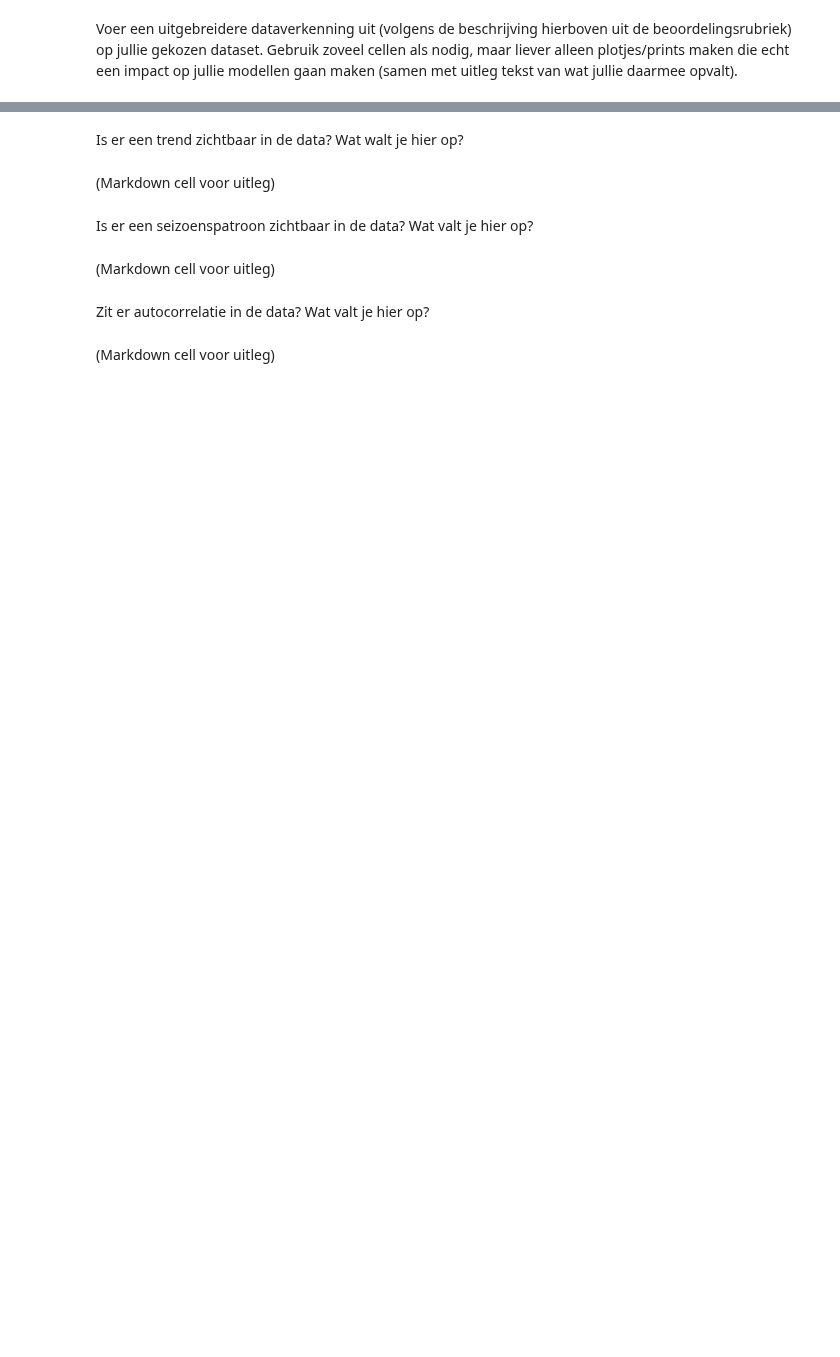
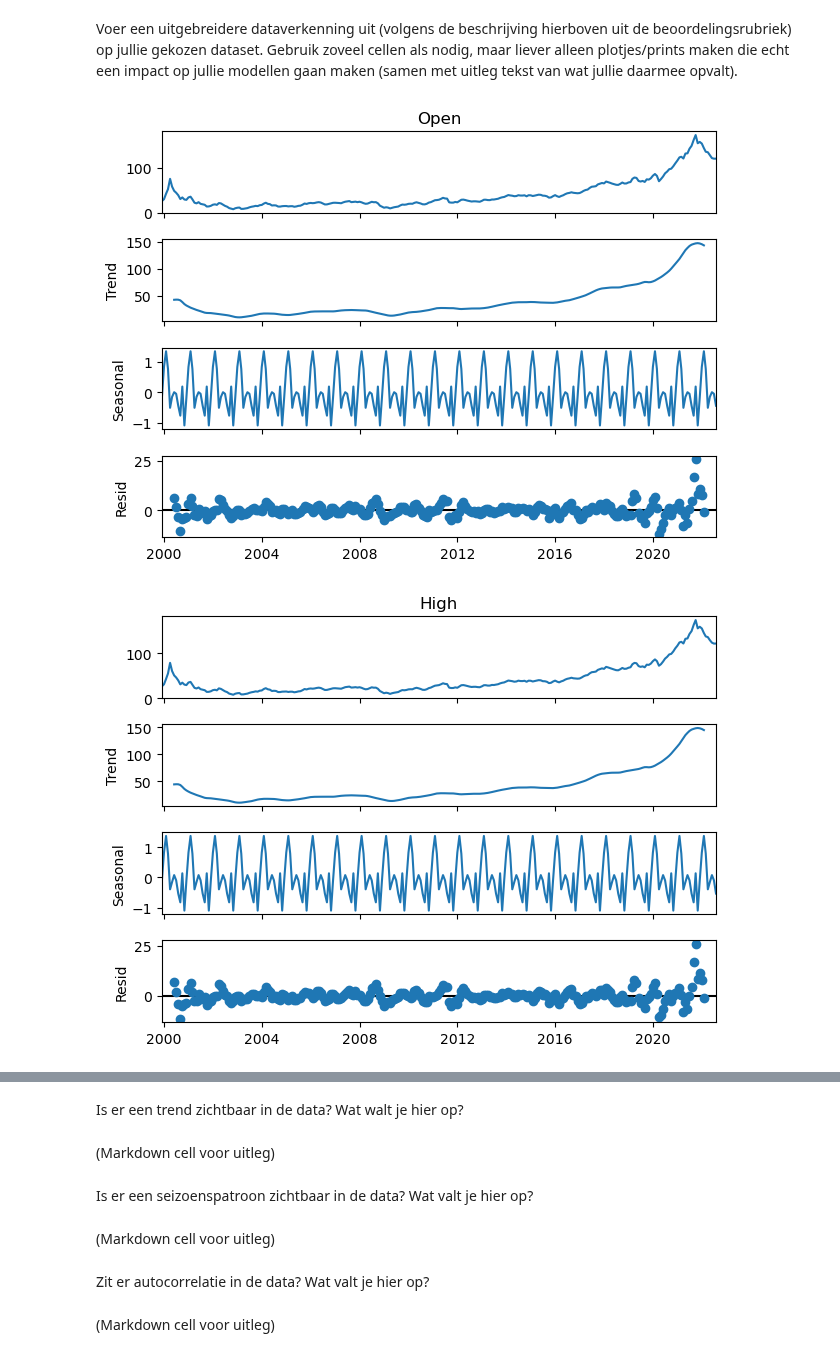
Before and after one commit to yanj27/Smart_Industry, a Jupyter notebook: Data Mining/Opdracht 4/Data Mining - Opdracht 4 (Tijdreeksen).ipynb, the cells around one changed output, grey strips where cells are left out. Drawn from its saved outputs; the diff is of its cells as text; code cells hidden in the pictures; blank space fills up the shorter version.

```diff
--- a/Data Mining/Opdracht 4/Data Mining - Opdracht 4 (Tijdreeksen).ipynb
+++ b/Data Mining/Opdracht 4/Data Mining - Opdracht 4 (Tijdreeksen).ipynb
@@ -189,4 +189,14 @@ for column in data_filled.columns:
 # %% [markdown]
 Voer een uitgebreidere dataverkenning uit (volgens de beschrijving hierboven uit de beoordelingsrubriek) op jullie gekozen dataset. Gebruik zoveel cellen als nodig, maar liever alleen plotjes/prints maken die echt een impact op jullie modellen gaan maken (samen met uitleg tekst van wat jullie daarmee opvalt).
 # %%
-(code cell)
+from statsmodels.tsa.seasonal import seasonal_decompose
+
+for column in data_filled.columns:
+    monthly = data_filled[column].resample('ME').mean() # Inzoomen op maanden
+    result = seasonal_decompose(monthly, model='additive', period=12)
+    result.plot()
+
+plt.show()
+# %% [output]
+[figure, added]
+[figure, added]
```
Also changed, not shown: parts of 2 cells of this notebook.
